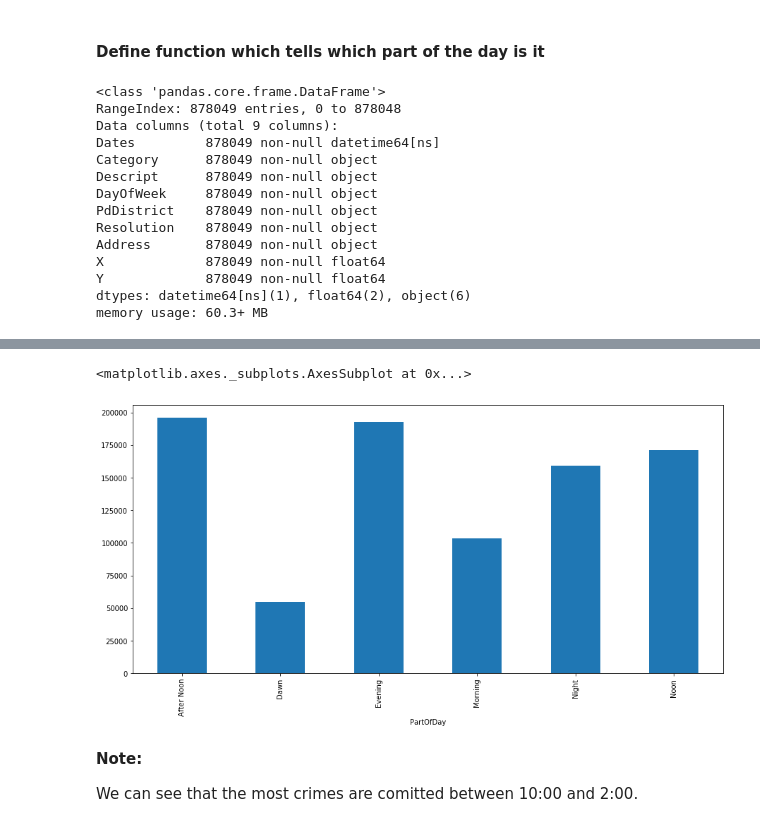
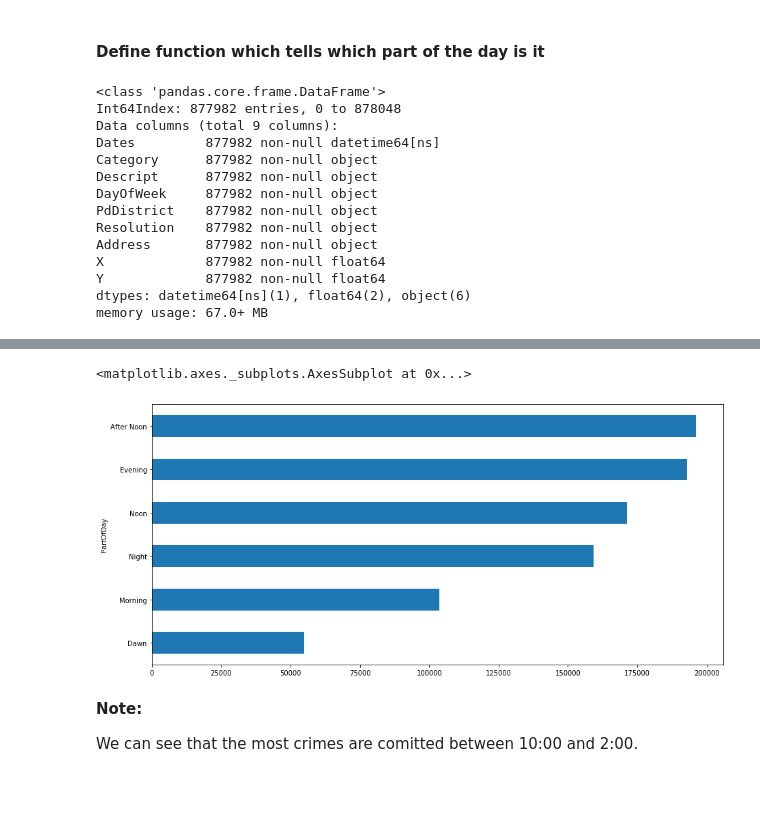
Before and after one commit to Frustrado/Crime-Classification, a Jupyter notebook: SF_crimes_analysis.ipynb, the cells around one changed output, grey strips where cells are left out. Cells and saved outputs as stored; diff of their text form; code cells hidden in the pictures; blank space fills up the shorter version.

Commit message:
Added description and updated test dataframe

```diff
--- a/SF_crimes_analysis.ipynb
+++ b/SF_crimes_analysis.ipynb
@@ -78,3 +82,5 @@ train_df[train_df['Y'] ==90.0]
+# %%
+train_df = train_df[train_df['Y'] < 40.0]
 # %%
 train_df.describe(include=['O'])
 # %% [output]
@@ -225,18 +238,18 @@ def get_part_of_day(time):
 train_df.info()
 # %% [output]
 <class 'pandas.core.frame.DataFrame'>
-RangeIndex: 878049 entries, 0 to 878048
+Int64Index: 877982 entries, 0 to 878048
 Data columns (total 9 columns):
-Dates         878049 non-null datetime64[ns]
-Category      878049 non-null object
-Descript      878049 non-null object
-DayOfWeek     878049 non-null object
-PdDistrict    878049 non-null object
-Resolution    878049 non-null object
-Address       878049 non-null object
-X             878049 non-null float64
-Y             878049 non-null float64
+Dates         877982 non-null datetime64[ns]
+Category      877982 non-null object
+Descript      877982 non-null object
+DayOfWeek     877982 non-null object
+PdDistrict    877982 non-null object
+Resolution    877982 non-null object
+Address       877982 non-null object
+X             877982 non-null float64
+Y             877982 non-null float64
 dtypes: datetime64[ns](1), float64(2), object(6)
-memory usage: 60.3+ MB
+memory usage: 67.0+ MB
 # %%
 train_df['PartOfDay'] = train_df['Dates'].dt.time.apply(get_part_of_day)
@@ -250,11 +264,11 @@ train_df.head()
 | 3 | 2015-05-13 23:30:00 | LARCENY/THEFT | GRAND THEFT FROM LOCKED AUTO | Wednesday | NORTHERN | NONE | 1500 Block of LOMBARD ST | -122.426995 | 37.800873 | Night |
 | 4 | 2015-05-13 23:30:00 | LARCENY/THEFT | GRAND THEFT FROM LOCKED AUTO | Wednesday | PARK | NONE | 100 Block of BRODERICK ST | -122.438738 | 37.771541 | Night |
 # %%
-df_partOfDay = train_df.groupby(['PartOfDay'])['Dates'].count()
-df_partOfDay.plot(kind='bar',figsize=(15,7))
+df_partOfDay = train_df.groupby(['PartOfDay'])['Dates'].count().sort_values()
+df_partOfDay.plot(kind='barh',figsize=(15,7))
 # %% [output]
 <matplotlib.axes._subplots.AxesSubplot at 0x...>
-[figure, old version]
+[figure, new version]
 # %% [markdown]
 **Note:**
 
```
Also changed, not shown: parts of 30 cells of this notebook.
